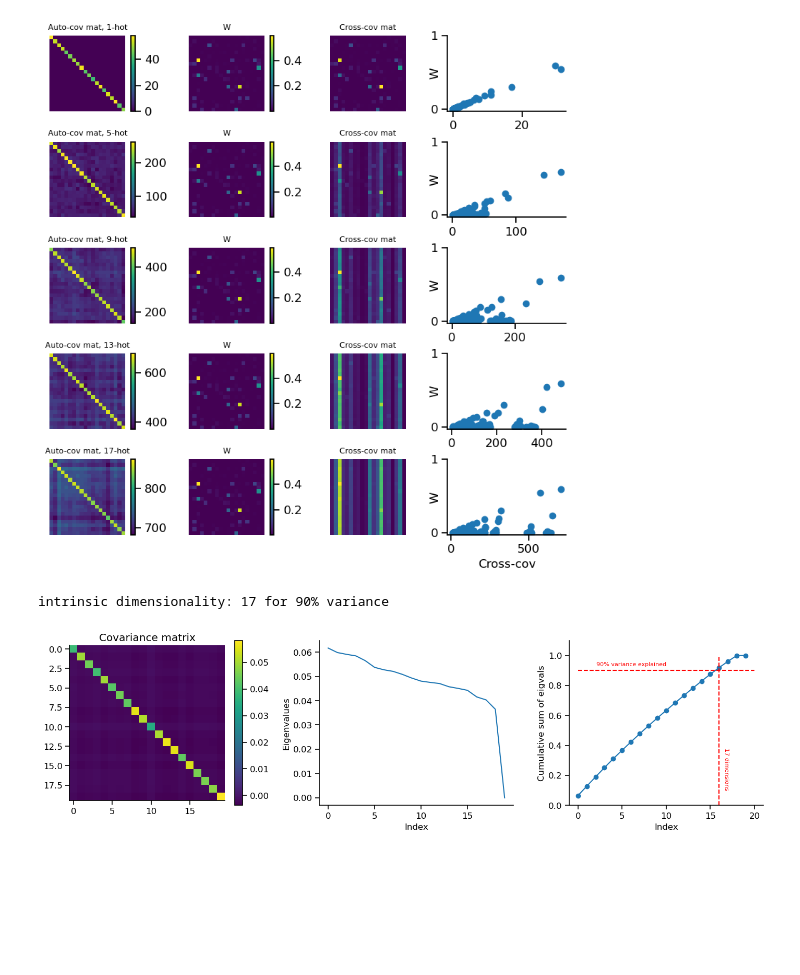
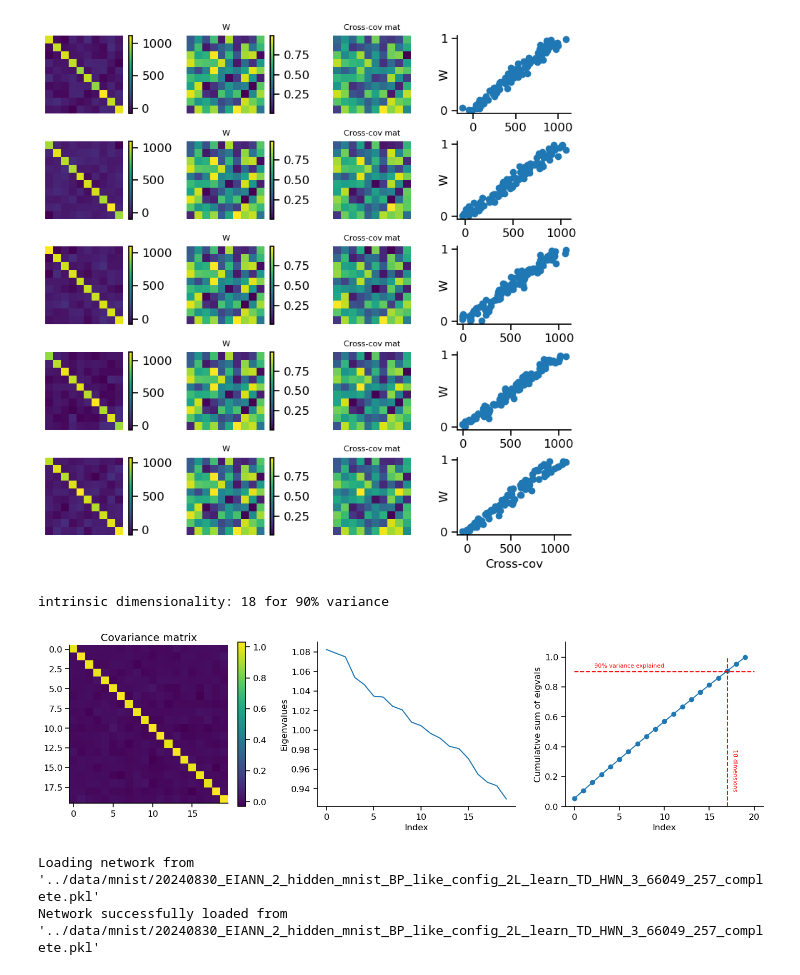
Before and after one commit to Milstein-Lab/EIANN, a Jupyter notebook: EIANN/notebooks/hebb_covariance.ipynb, the cells around one changed output. Drawn from its saved outputs; the diff is of its cells as text; code cells hidden in the pictures; blank space fills up the shorter version.

```diff
--- a/EIANN/notebooks/hebb_covariance.ipynb
+++ b/EIANN/notebooks/hebb_covariance.ipynb
@@ -7,24 +8,32 @@ import EIANN.plot as pt
 pt.update_plot_defaults()
 # %%
 num_samples = 1000
-dim = 20
+dim = 10
 
 torch.manual_seed(123)
-W = torch.empty((dim, dim)).log_normal_(mean=1, std=2.5)
+# W = torch.empty((dim, dim)).log_normal_(mean=1, std=2.5)
 # W = torch.empty((dim, dim)).normal_(mean=1, std=2)
-# W = torch.empty((dim, dim)).uniform_(0, 1)
-W = W / W.norm()
+W = torch.empty((dim, dim)).uniform_(0, 1)
+# W = W / W.norm()
 
-n_vals = list(range(1, 21, 4))
+n_vals = list(range(1, 11, 2))
 fig, axes = plt.subplots(len(n_vals), 4, figsize=(8, 8))
 for i,n in enumerate(n_vals):
-    # Data = n-hot encoded
-    X = torch.zeros((num_samples, dim))
-    for s in range(num_samples):
-        X[s, np.random.choice(dim, n, replace=False)] = 1
+    # # Data = n-hot encoded
+    # X = torch.zeros((num_samples, dim))
+    # for s in range(num_samples):
+    #     X[s, np.random.choice(dim, n, replace=False)] = 1
 
-    # # Random data
-    # X = torch.randn((num_samples, dim))
+    # # Gaussian data
+    # X = np.zeros((num_samples, dim))
+    # x = np.linspace(-1, 1, dim)
+    # gaussian = np.exp(-x**2 / 0.1)
+    # for s in range(num_samples):
+    #     X[s, :] = np.roll(gaussian, np.random.randint(0, dim))
+    # X = torch.tensor(X/np.max(X)).float()
+
+    # Random data
+    X = torch.randn((num_samples, dim))
 
     Y = X @ W
 
@@ -35,51 +44,63 @@ for i,n in enumerate(n_vals):
     # Cross-covariance matrix between a and b
     cross_cov_matrix = (X.T @ Y) #/ (m - 1)
 
     ax = axes[i,0]
     im = ax.imshow(auto_cov_matrix)
     fig.colorbar(im, ax=ax)
-    ax.set_title(f'Auto-cov mat, {n}-hot', fontsize=8)
+    # ax.set_title(f'Auto-cov mat, {n}-hot', fontsize=8)
     ax.axis('off')
 
     ax = axes[i, 1]
     im = ax.imshow(W)
     fig.colorbar(im, ax=ax)
     ax.set_title('W', fontsize=8)
     ax.axis('off')
 
     ax = axes[i, 2]
     im = ax.imshow(cross_cov_matrix)
     # fig.colorbar(im, ax=ax)
     ax.set_title('Cross-cov mat', fontsize=8)
     ax.axis('off')
 
     ax = axes[i, 3]
     ax.scatter(cross_cov_matrix.flatten(), W.flatten())
     ax.set_ylabel('W', labelpad=-10)
     ax.set_yticks([0, 1])
     if i == len(n_vals) - 1:
         ax.set_xlabel('Cross-cov')
 
 plt.tight_layout(w_pad=0., h_pad=0.5)
 plt.show()
 # %% [output]
-[figure, old version]
+[figure, new version]
 # %%
-num_samples = 1000
+num_samples = 10000
 dim = 20
 
-# Data = n-hot encoded
-X = torch.zeros((num_samples, dim))
-n = 1
-for s in range(num_samples):
-    X[s, np.random.choice(dim, n, replace=False)] = 1
+# # Data = n-hot encoded
+# X = torch.zeros((num_samples, dim))
+# n = 1
+# for s in range(num_samples):
+#     X[s, np.random.choice(dim, n, replace=False)] = 1
 
-# X = torch.empty((num_samples, dim)).log_normal_(mean=1, std=2.5)
-# X = torch.empty((num_samples, dim)).normal_(mean=1, std=2)
+# # X = torch.empty((num_samples, dim)).log_normal_(mean=1, std=2.5)
+# # X = torch.empty((num_samples, dim)).normal_(mean=1, std=2)
 # X = torch.empty((num_samples, dim)).uniform_(0, 1)
 
-# # make an example low-rank matrix:
-# X = X @ W.T
+# # # make an example low-rank matrix:
+# # X = X @ W.T
+# for i in range(1, dim):
+#     X[:, i] = X[:, i-1]
+
+# # Gaussian data
+# X = np.zeros((num_samples, dim))
+# x = np.linspace(-1, 1, dim)
+# gaussian = np.exp(-x**2 / 0.1)
+# for s in range(num_samples):
+#     X[s, :] = np.roll(gaussian, np.random.randint(0, dim))
+
+# Random data
+X = torch.randn((num_samples, dim))
 
 # Get sorted eigenvalues
 cov = np.cov(X.T)
@@ -115,5 +136,13 @@ ax.set_xlabel('Index')
 plt.tight_layout()
 plt.show()
 # %% [output]
-intrinsic dimensionality: 17 for 90% variance
+intrinsic dimensionality: 18 for 90% variance
-[figure, old version]
+[figure, new version]
+# %%
+# bpLike_learnedTD
+config_path = "../network_config/mnist/20240830_EIANN_2_hidden_mnist_BP_like_config_2L_learn_TD_HWN_3_complete_optimized.yaml"
+saved_network_path = "../data/mnist/20240830_EIANN_2_hidden_mnist_BP_like_config_2L_learn_TD_HWN_3_66049_257_complete.pkl"
+network = ut.load_network(saved_network_path)
+# %% [output]
+Loading network from '../data/mnist/20240830_EIANN_2_hidden_mnist_BP_like_config_2L_learn_TD_HWN_3_66049_257_complete.pkl'
+Network successfully loaded from '../data/mnist/20240830_EIANN_2_hidden_mnist_BP_like_config_2L_learn_TD_HWN_3_66049_257_complete.pkl'
```
Also changed, not shown: parts of 7 cells of this notebook, 5 other files.
